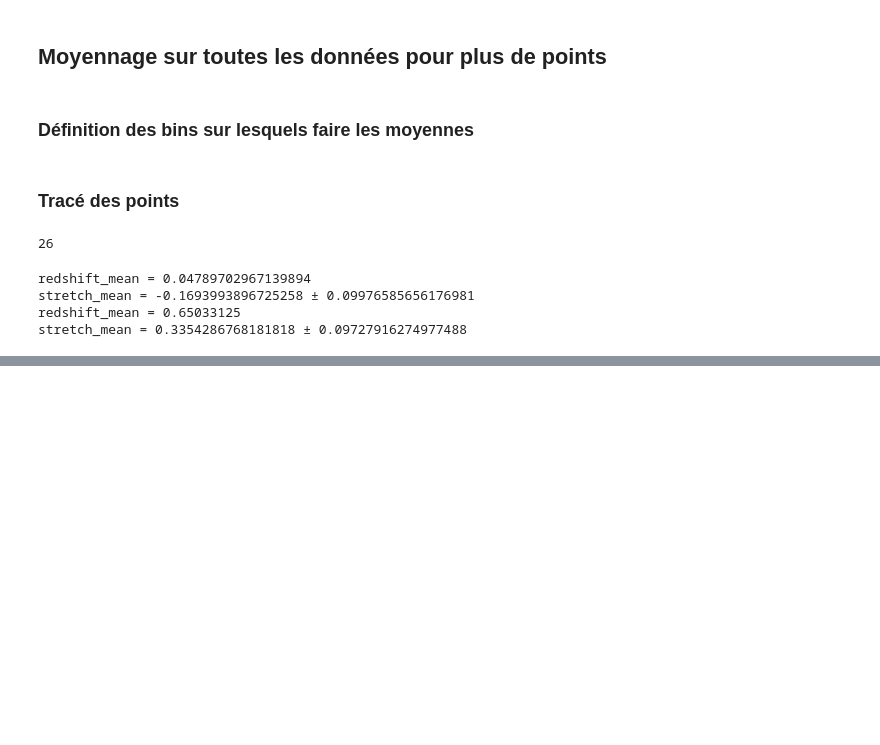
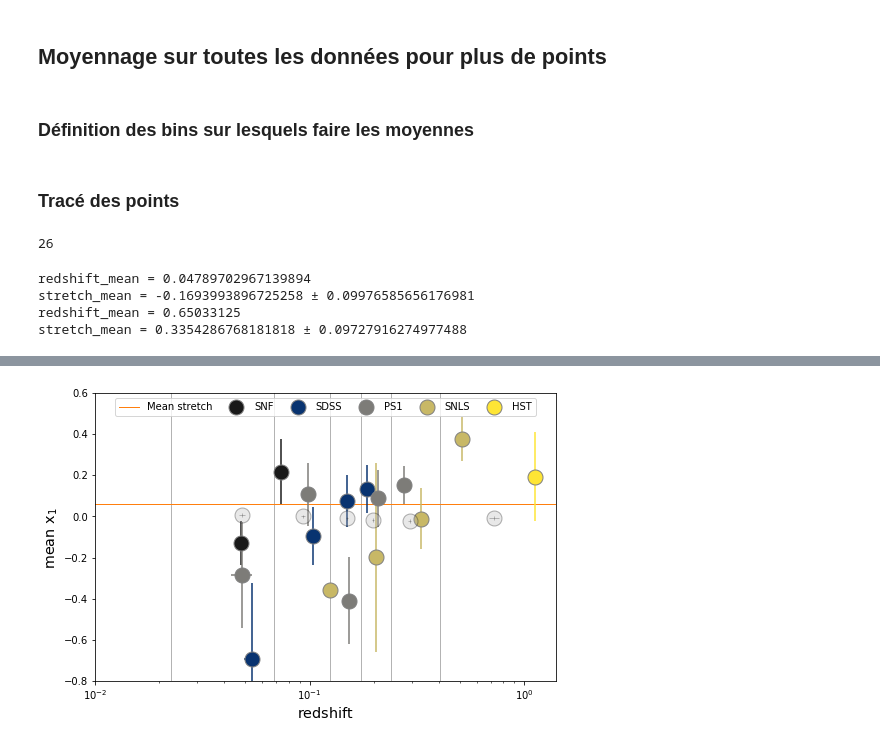
Before and after one commit to Nora-n/variaIa, a Jupyter notebook: notebooks/Plots/plots_evolall.ipynb, the cells around one changed output, grey strips where cells are left out. Saved outputs shown, nothing was run; the diff lists cells and outputs as text; code cells hidden in the pictures; blank space fills up the shorter version.

```diff
--- a/notebooks/Plots/plots_evolall.ipynb
+++ b/notebooks/Plots/plots_evolall.ipynb
@@ -399,7 +408,7 @@ for i in range(6):
     z_comp_std[i] = np.std(df_nc.redshifts.values[slices[i]])
     x1_comp_mean[i] = np.mean(df_nc.stretchs.values[slices[i]])
     x1_comp_std[i] = np.std(df_nc.stretchs.values[slices[i]])
-    c_comp_mean[i] = np.mean(df_nc[df_nc.colors < 0.3].colors.values[slices[i]])
+    c_comp_mean[i] = np.mean(df_nc.colors.values[slices[i]])
     c_comp_std[i] = np.std(df_nc.colors.values[slices[i]])
 
 slices_cons = []
@@ -410,6 +419,15 @@ x1_comp_std_cons = np.zeros(6)
 c_comp_mean_cons = np.zeros(6)
 c_comp_std_cons = np.zeros(6)
 
+for i in range(6):
+    slices_cons.append(np.where((df_c.redshifts > bins[i]) & (df_c.redshifts <= bins[i+1])))
+    z_comp_mean_cons[i] = np.mean(df_c.redshifts.values[slices_cons[i]])
+    z_comp_std_cons[i] = np.std(df_c.redshifts.values[slices_cons[i]])
+    x1_comp_mean_cons[i] = np.mean(df_c.stretchs.values[slices_cons[i]])
+    x1_comp_std_cons[i] = np.std(df_c.stretchs.values[slices_cons[i]])
+    c_comp_mean_cons[i] = np.mean(df_c.colors.values[slices_cons[i]])
+    c_comp_std_cons[i] = np.std(df_c.colors.values[slices_cons[i]])
+
 bins_text = bins
 bins_text[-1] = 1.4
 shift_slices = [[0.007, 0.0085],
@@ -418,15 +436,6 @@ shift_slices = [[0.007, 0.0085],
                 [0.015, 0.023],
                 [0.029, 0.040],
                 [0.180, 0.210]]
-
-for i in range(6):
-    slices_cons.append(np.where((df_c.redshifts > bins[i]) & (df_c.redshifts <= bins[i+1])))
-    z_comp_mean_cons[i] = np.mean(df_c.redshifts.values[slices_cons[i]])
-    z_comp_std_cons[i] = np.std(df_c.redshifts.values[slices_cons[i]])
-    x1_comp_mean_cons[i] = np.mean(df_c.stretchs.values[slices_cons[i]])
-    x1_comp_std_cons[i] = np.std(df_c.stretchs.values[slices_cons[i]])
-    c_comp_mean_cons[i] = np.mean(df_c.colors.values[slices_cons[i]])
-    c_comp_std_cons[i] = np.std(df_c.colors.values[slices_cons[i]])
 # %%
 print('redshift_mean =', z_comp_mean[0])
 print('stretch_mean =', x1_comp_mean[0], '±', x1_comp_std[0]/np.sqrt(len(df_nc.stretchs.values[slices[0]])))
@@ -566,0 +598,74 @@ fig.savefig('../../Images/png/mean_colors.png', bbox_inches='tight', dpi=600)
+# %%
+fig = plt.figure(figsize=[8, 5])
+ax = fig.add_axes([0.1, 0.12, 0.8, 0.8])
+
+prop2 = dict(marker="o", ms=15, ecolor="0.7", mew=1, mec="0.5")
+prop = dict(marker="o", ms=15, ecolor="k", mew=1, mec="k", mfc="0.7")
+
+cmap = 'inferno'
+
+for i in range(len(bins)):
+    ax.vline(bins[i], color="0.7", lw=1)
+
+#############################################################################################
+
+for survey in surveys:
+    df_ncused = df_nc[df_nc['survey'] == survey]
+    #ax.errorbar(z_means[survey], c_means[survey],
+    #            xerr = xerrs[survey], yerr = yerrs_c[survey],
+    ax.errorbar(z_means[survey], x1_means[survey],
+                xerr=xerrs[survey], yerr=yerrs_x[survey],
+                marker='o', ms=15, color=colors[survey],
+                mew=1, mec='0.5', ls='None',
+                zorder=10, label=survey)
+
+#############################################################################################
+
+for i in range(6):
+    ax.errorbar(z_comp_mean[i], c_comp_mean[i],
+                xerr=z_comp_std[i]/np.sqrt(len(df_nc.redshifts.values[slices[i]])),
+                yerr=c_comp_std[i]/np.sqrt(len(df_nc.colors.values[slices[i]])),
+                **prop, zorder=10, lw=1, alpha=.3)
+
+#############################################################################################
+
+#for i in range(6):
+#    ax.errorbar(z_comp_mean_cons[i], c_comp_mean_cons[i],
+#                 xerr = z_comp_std_cons[i]/np.sqrt(len(df_c.redshifts.values[slices_cons[i]])),
+#                 yerr = c_comp_std_cons[i]/np.sqrt(len(df_c.colors.values[slices_cons[i]])),
+#                 **prop, alpha=.3, zorder=9, lw=1)
+
+#ax.hline(np.mean(df_nc.colors), color='C1', lw=1, ls='-', label='Mean color')
+ax.hline(np.mean(df_nc.stretchs), color='C1', lw=1, ls='-', label='Mean stretch')
+
+#############################################################################################
+
+#for i in range(6):
+#    if len(df_nc.redshifts.values[slices[i]]) == len(df_c.redshifts.values[slices_cons[i]]):
+#        ax.text((bins_text[i+1]+bins_text[i])/2-shift_slices[i][0], -0.465,
+#                str(len(df_nc.redshifts.values[slices[i]])), alpha=.2)
+#    else:
+#        ax.text((bins_text[i+1]+bins_text[i])/2-shift_slices[i][0], -0.45,
+#                str(len(df_nc.redshifts.values[slices[i]])), alpha=.2)
+#        ax.text((bins_text[i+1]+bins_text[i])/2-shift_slices[i][1], -0.48,
+#                '(' + str(len(df_c.redshifts.values[slices_cons[i]])) + ')', alpha=.2)
+
+#############################################################################################
+
+ax.set_xlabel(r"$\mathrm{redshift}$ ", fontsize="x-large")
+#ax.set_ylabel(r"$\mathrm{mean\,\,c}$ ", fontsize="x-large")
+ax.set_ylabel(r"$\mathrm{mean\,\,x}_1$ ", fontsize="x-large")
+
+ax.set_ylim(-0.80, 0.60)
+#ax.set_ylim(-0.1, 0.1)
+ax.set_xlim(0.01, 1.4)
+ax.set_xscale('log')
+
+ax.legend(ncol=6, loc='upper center', columnspacing=1.4)
+
+#fig.savefig('../../Images/pdf/mean_colors_samples.pdf', bbox_inches='tight')
+#fig.savefig('../../Images/png/mean_colors_samples.png', bbox_inches='tight', dpi=600)
+fig.savefig('../../Images/pdf/mean_stretchs_samples.pdf', bbox_inches='tight')
+fig.savefig('../../Images/png/mean_stretchs_samples.png', bbox_inches='tight', dpi=600)
+# %% [output]
+[figure, added]
```
Also changed, not shown: parts of 15 cells of this notebook, 7 other files.
